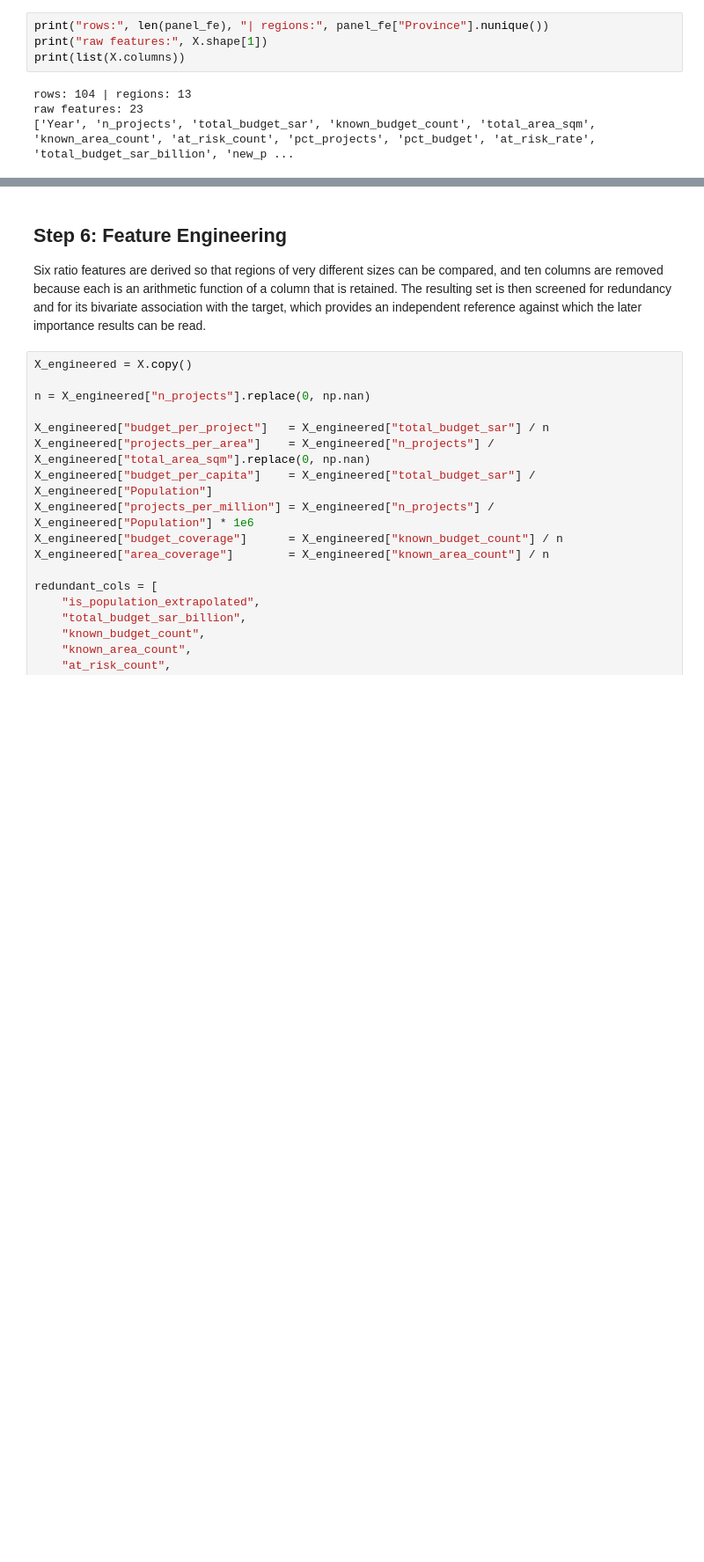
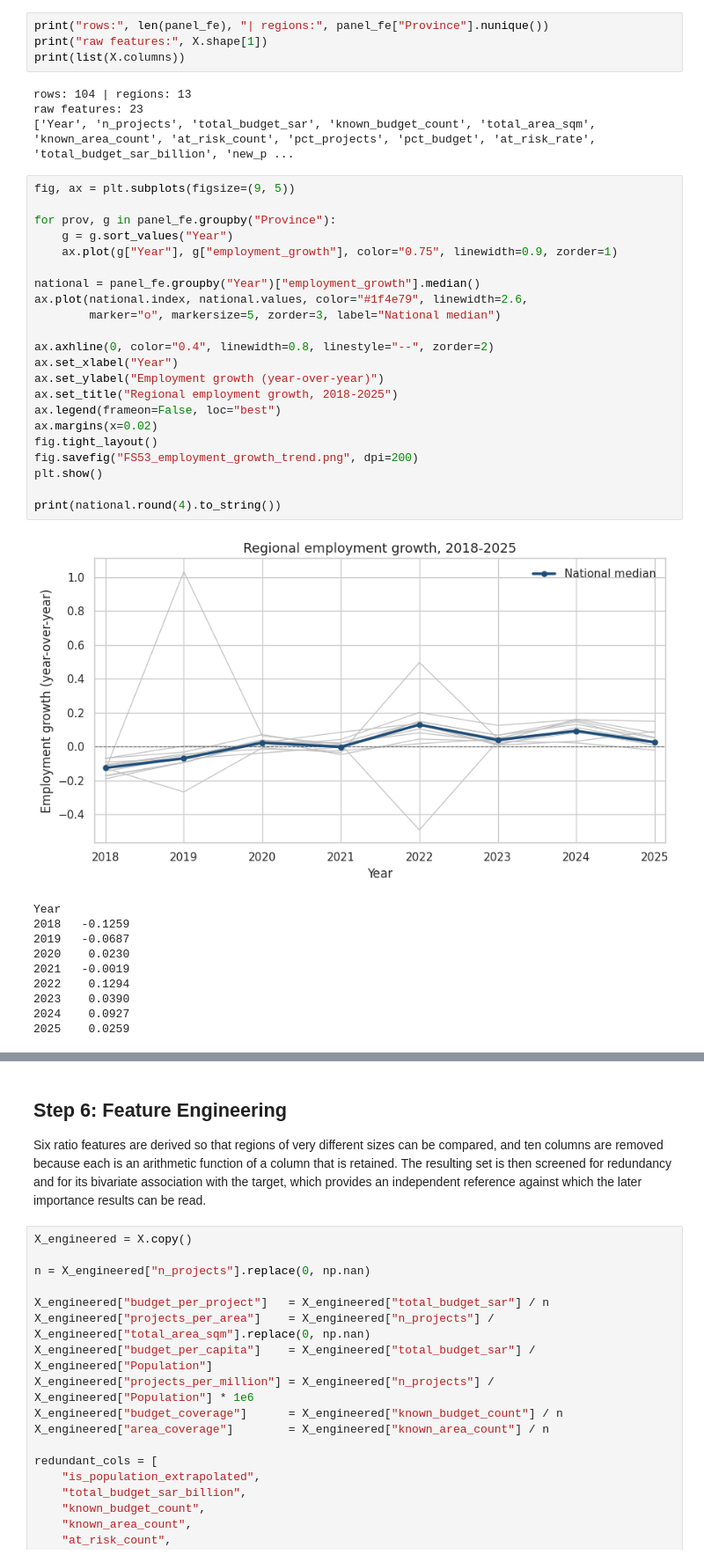
Before and after one commit to Abdulmajeed1140/saudi-megaprojects-ml, a Jupyter notebook: saudi_megaprojects.ipynb, the cells around one changed output, grey strips where cells are left out. Shown at 88% size. Drawn from its saved outputs; the diff is of its cells as text; blank space fills up the shorter version.

```diff
--- a/saudi_megaprojects.ipynb
+++ b/saudi_megaprojects.ipynb
@@ -1928,6 +1928,39 @@ print(list(X.columns))
 rows: 104 | regions: 13
 raw features: 23
 ['Year', 'n_projects', 'total_budget_sar', 'known_budget_count', 'total_area_sqm', 'known_area_count', 'at_risk_count', 'pct_projects', 'pct_budget', 'at_risk_rate', 'total_budget_sar_billion', 'new_p ...
+# %%
+fig, ax = plt.subplots(figsize=(9, 5))
+
+for prov, g in panel_fe.groupby("Province"):
+    g = g.sort_values("Year")
+    ax.plot(g["Year"], g["employment_growth"], color="0.75", linewidth=0.9, zorder=1)
+
+national = panel_fe.groupby("Year")["employment_growth"].median()
+ax.plot(national.index, national.values, color="#1f4e79", linewidth=2.6,
+        marker="o", markersize=5, zorder=3, label="National median")
+
+ax.axhline(0, color="0.4", linewidth=0.8, linestyle="--", zorder=2)
+ax.set_xlabel("Year")
+ax.set_ylabel("Employment growth (year-over-year)")
+ax.set_title("Regional employment growth, 2018-2025")
+ax.legend(frameon=False, loc="best")
+ax.margins(x=0.02)
+fig.tight_layout()
+fig.savefig("FS53_employment_growth_trend.png", dpi=200)
+plt.show()
+
+print(national.round(4).to_string())
+# %% [output]
+[figure, added]
+Year
+2018   -0.1259
+2019   -0.0687
+2020    0.0230
+2021   -0.0019
+2022    0.1294
+2023    0.0390
+2024    0.0927
+2025    0.0259
 # %% [markdown]
 ### Step 5 — Outcome
 
```
Also changed, not shown: parts of 13 cells of this notebook.
